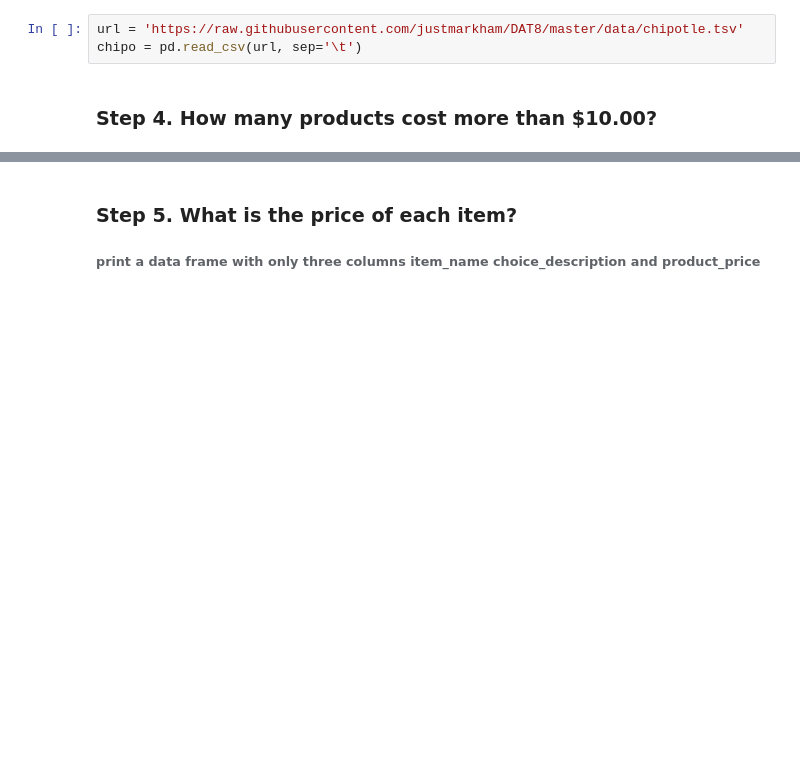
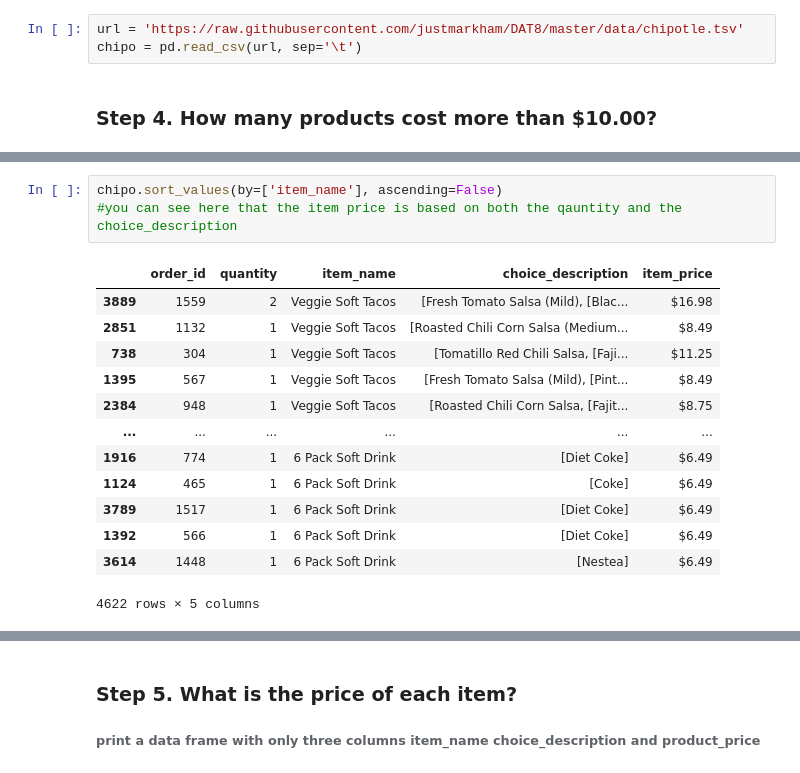
Before and after one commit to Rafak22/python, a Jupyter notebook: student/exercises/W2/Exercises Filtering and Sorting Data.ipynb, the cells around one changed output, grey strips where cells are left out. Saved outputs shown, nothing was run; the diff lists cells and outputs as text; blank space fills up the shorter version.

```diff
--- a/student/exercises/W2/Exercises Filtering and Sorting Data.ipynb
+++ b/student/exercises/W2/Exercises Filtering and Sorting Data.ipynb
@@ -33 +40,18 @@ chipo['item_price'].dtype
+# %%
+chipo.sort_values(by=['item_name'], ascending=False)
+#you can see here that the item price is based on both the qauntity and the choice_description
+# %% [output]
+|  | order_id | quantity | item_name | choice_description | item_price |
+| 3889 | 1559 | 2 | Veggie Soft Tacos | [Fresh Tomato Salsa (Mild), [Blac... | $16.98 |
+| 2851 | 1132 | 1 | Veggie Soft Tacos | [Roasted Chili Corn Salsa (Medium... | $8.49 |
+| 738 | 304 | 1 | Veggie Soft Tacos | [Tomatillo Red Chili Salsa, [Faji... | $11.25 |
+| 1395 | 567 | 1 | Veggie Soft Tacos | [Fresh Tomato Salsa (Mild), [Pint... | $8.49 |
+| 2384 | 948 | 1 | Veggie Soft Tacos | [Roasted Chili Corn Salsa, [Fajit... | $8.75 |
+| ... | ... | ... | ... | ... | ... |
+| 1916 | 774 | 1 | 6 Pack Soft Drink | [Diet Coke] | $6.49 |
+| 1124 | 465 | 1 | 6 Pack Soft Drink | [Coke] | $6.49 |
+| 3789 | 1517 | 1 | 6 Pack Soft Drink | [Diet Coke] | $6.49 |
+| 1392 | 566 | 1 | 6 Pack Soft Drink | [Diet Coke] | $6.49 |
+| 3614 | 1448 | 1 | 6 Pack Soft Drink | [Nestea] | $6.49 |
+4622 rows × 5 columns
 # %%
```
Also changed, not shown: parts of 7 cells of this notebook.
